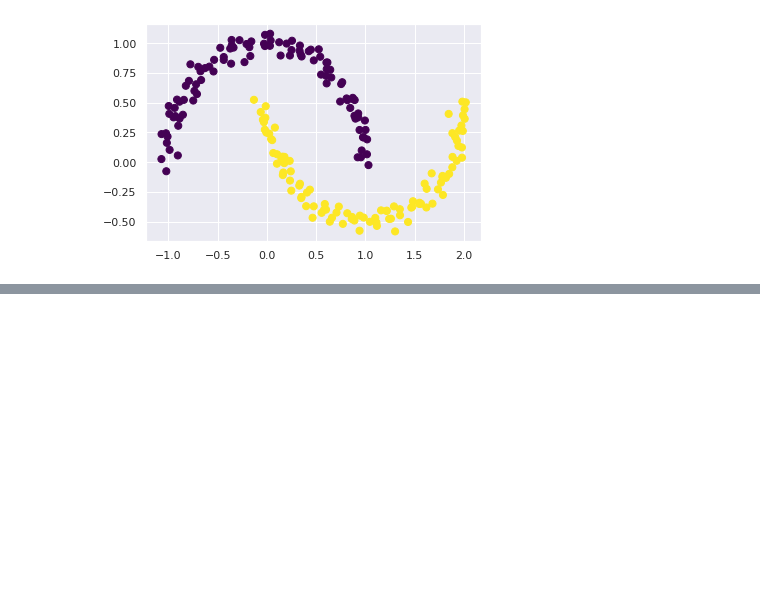
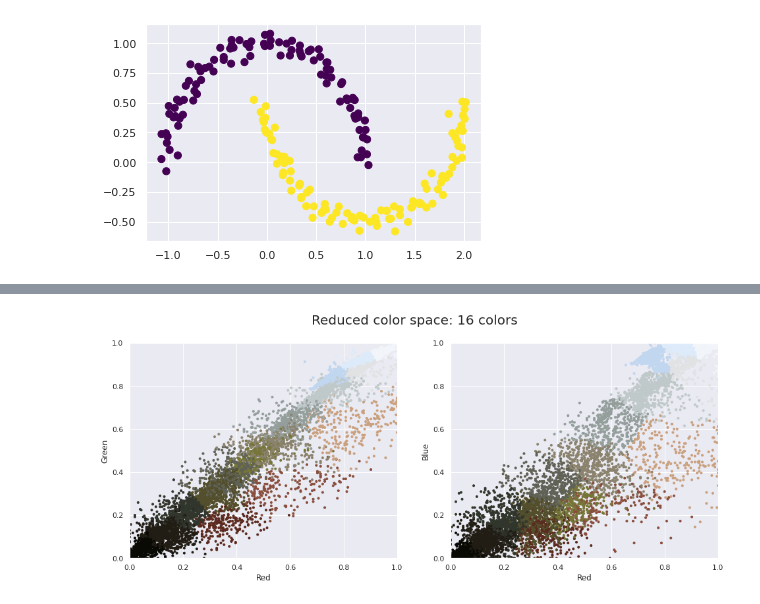
Before and after one commit to smallriver0316/python-datascience-study, a Jupyter notebook: kmeans.ipynb, the cells around one changed output, grey strips where cells are left out. Saved outputs shown, nothing was run; the diff lists cells and outputs as text; code cells hidden in the pictures; blank space fills up the shorter version.

```diff
--- a/kmeans.ipynb
+++ b/kmeans.ipynb
@@ -82,0 +126,12 @@ plt.scatter(X[:, 0], X[:, 1], c=labels, s=50, cmap='viridis')
+# %%
+# Apply KMeans
+# 1600万色を16色に圧縮
+from sklearn.cluster import MiniBatchKMeans
+
+kmeans = MiniBatchKMeans(16)
+kmeans.fit(data)
+new_colors = kmeans.cluster_centers_[kmeans.predict(data)]
+
+plot_pixels(data, colors=new_colors, title='Reduced color space: 16 colors')
+# %% [output]
+[figure, added]
```
Also changed, not shown: parts of 6 cells of this notebook.
